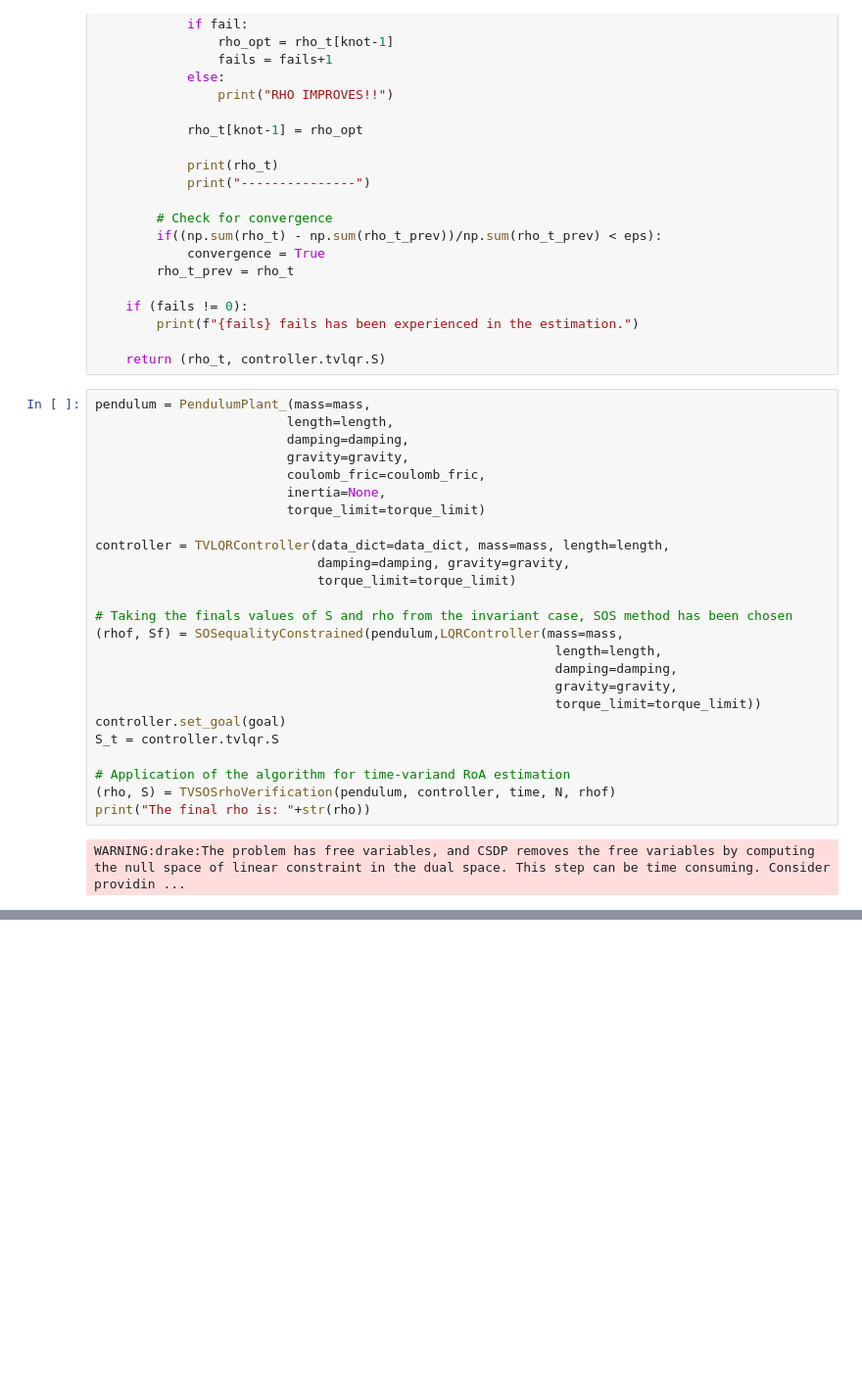
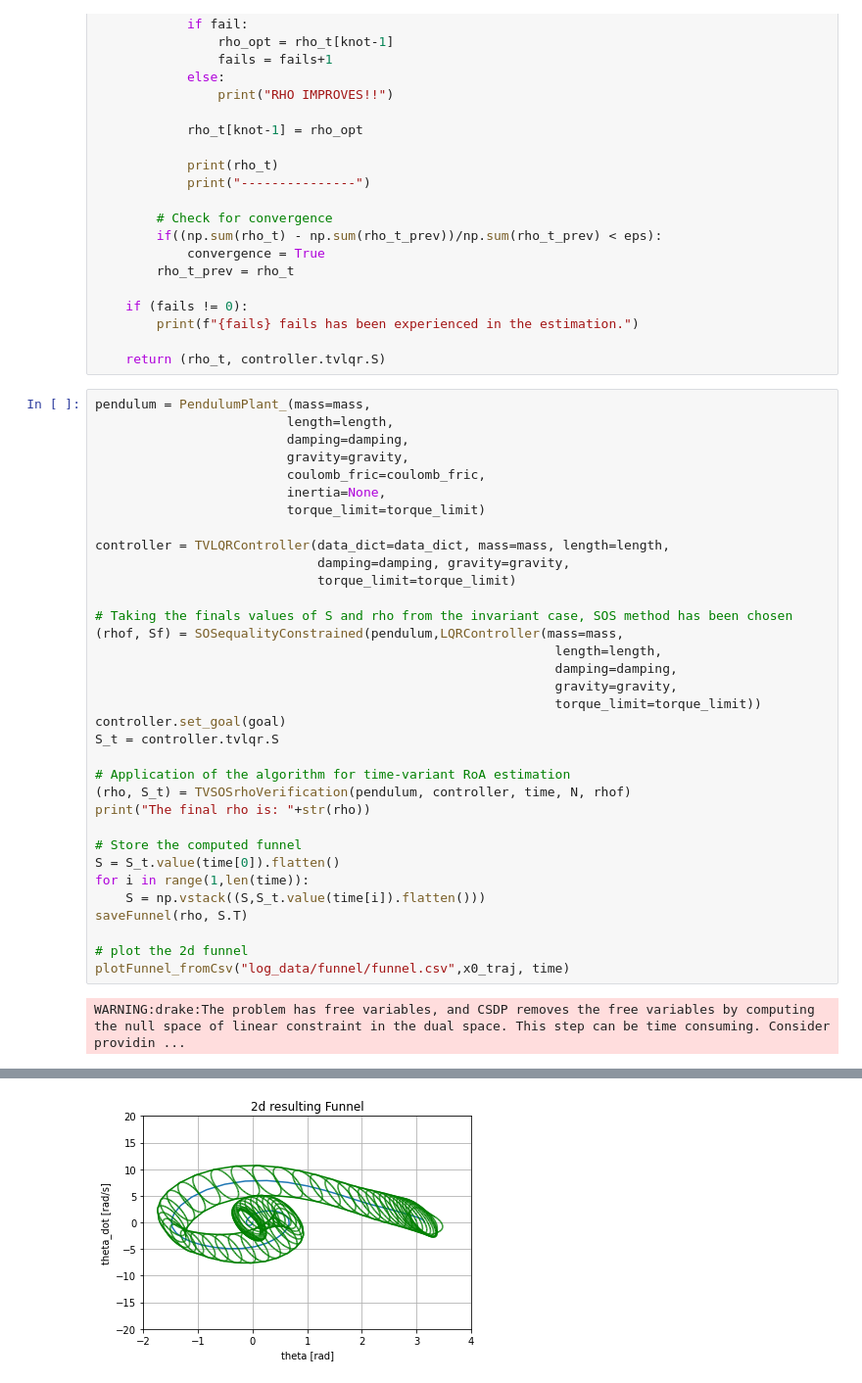
Before and after one commit to FedericoGirlanda/pendulumExp, a Jupyter notebook: setup.ipynb, the cells around one changed output, grey strips where cells are left out. Shown at 98% size. Saved outputs shown, nothing was run; the diff lists cells and outputs as text; blank space fills up the shorter version.

Commit message:
Added funnel storing, needed time shift for real traj plot

```diff
--- a/setup.ipynb
+++ b/setup.ipynb
@@ -133,9 +134,18 @@ controller = TVLQRController(data_dict=data_dict, mass=mass, length=length,
 controller.set_goal(goal)
 S_t = controller.tvlqr.S
 
-# Application of the algorithm for time-variand RoA estimation
-(rho, S) = TVSOSrhoVerification(pendulum, controller, time, N, rhof)
+# Application of the algorithm for time-variant RoA estimation
+(rho, S_t) = TVSOSrhoVerification(pendulum, controller, time, N, rhof)
 print("The final rho is: "+str(rho))
+
+# Store the computed funnel
+S = S_t.value(time[0]).flatten()
+for i in range(1,len(time)):
+    S = np.vstack((S,S_t.value(time[i]).flatten()))
+saveFunnel(rho, S.T)
+
+# plot the 2d funnel
+plotFunnel_fromCsv("log_data/funnel/funnel.csv",x0_traj, time)
 # %% [output]
 WARNING:drake:The problem has free variables, and CSDP removes the free variables by computing the null space of linear constraint in the dual space. This step can be time consuming. Consider providin ...
 ---------------
@@ -157,0 +168 @@ RHO IMPROVES!!
+[figure, added]
```
Also changed, not shown: parts of 3 cells of this notebook, 5 other files.
